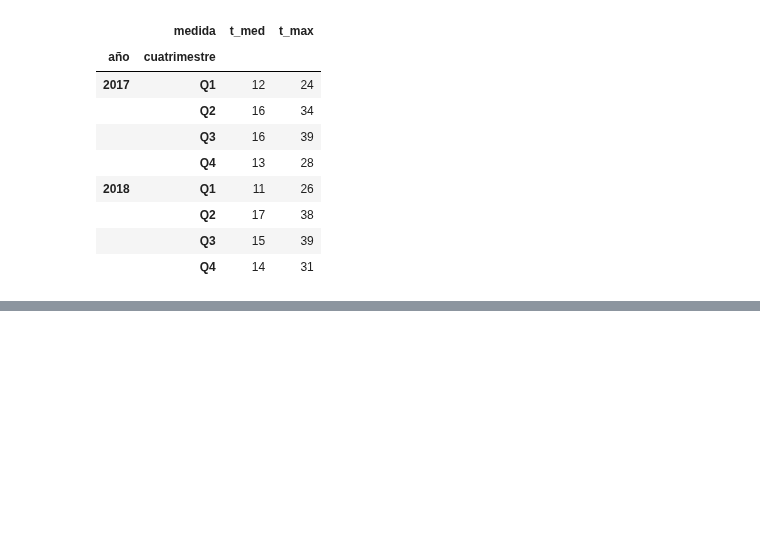
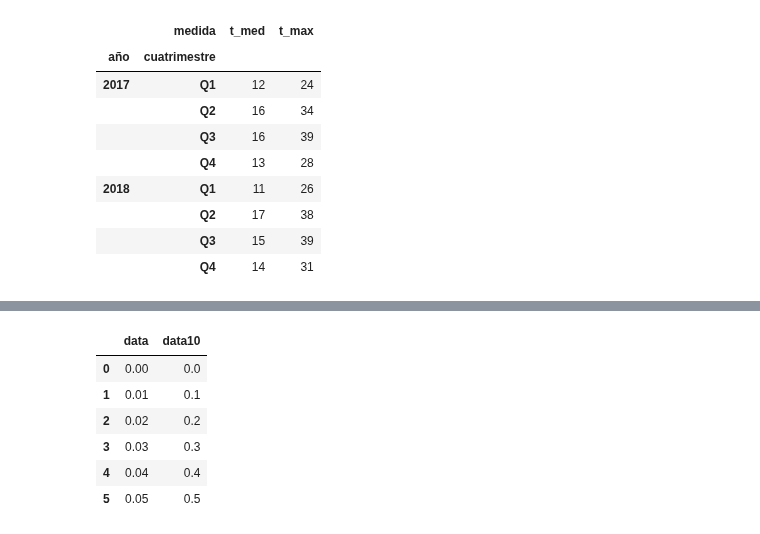
Before and after one commit to pyjaime/python3-101, a Jupyter notebook: python3_pandas_es.ipynb, the cells around one changed output, grey strips where cells are left out. Cells and saved outputs as stored; diff of their text form; code cells hidden in the pictures; blank space fills up the shorter version.

```diff
--- a/python3_pandas_es.ipynb
+++ b/python3_pandas_es.ipynb
@@ -744,0 +1024,11 @@ temp_data_max
+# %%
+# Ejemplo con transform()
+df.groupby('key').transform(lambda x: x/100)
+# %% [output]
+|  | data | data10 |
+| 0 | 0.00 | 0.0 |
+| 1 | 0.01 | 0.1 |
+| 2 | 0.02 | 0.2 |
+| 3 | 0.03 | 0.3 |
+| 4 | 0.04 | 0.4 |
+| 5 | 0.05 | 0.5 |
```
Also changed, not shown: parts of 53 cells of this notebook.
